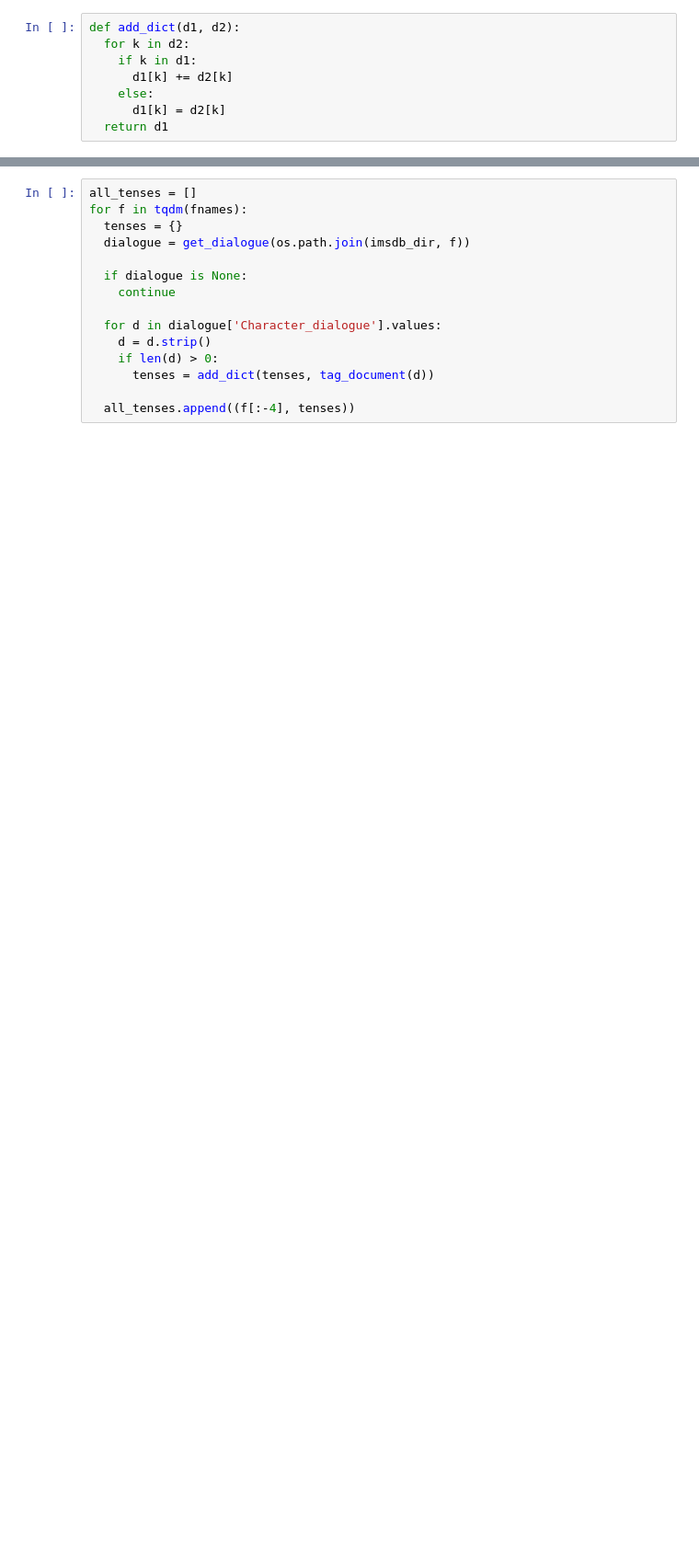
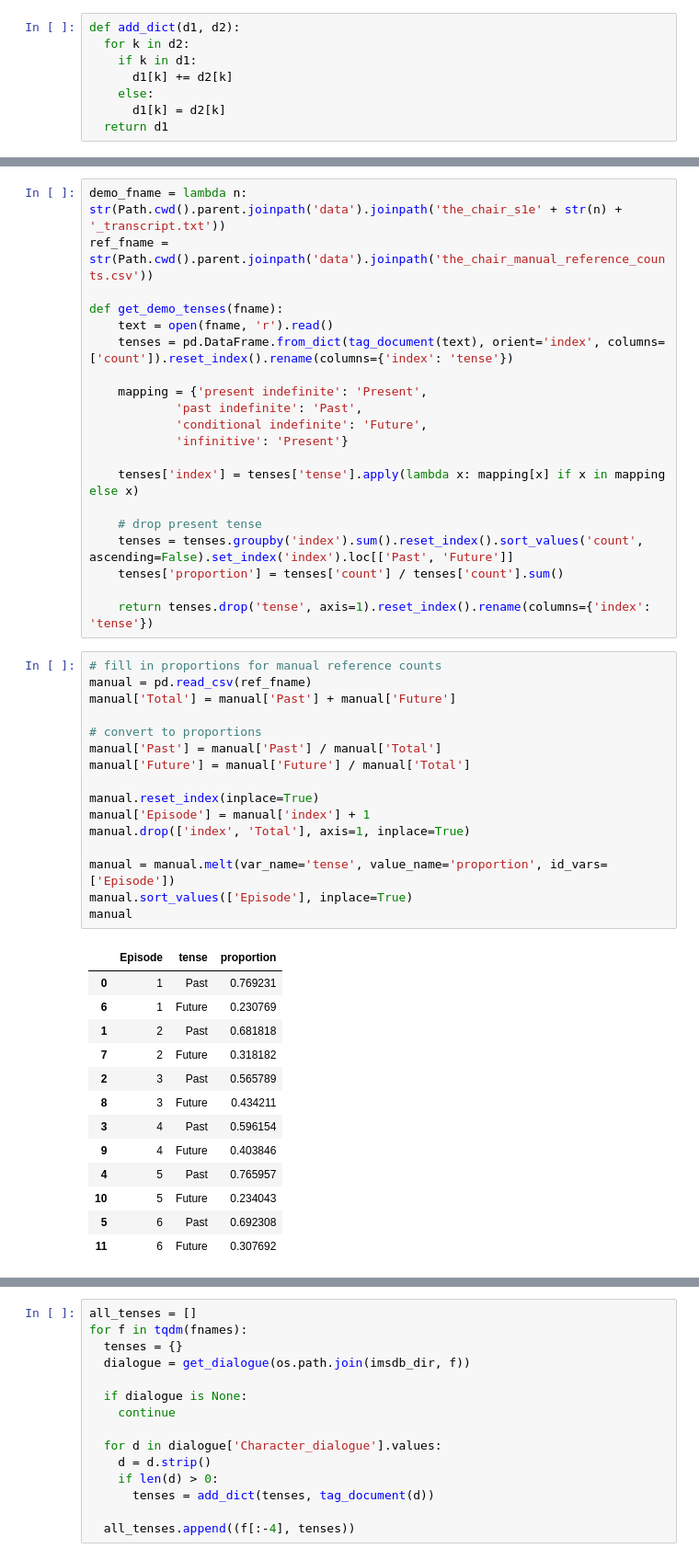
Before and after one commit to ContextLab/prediction-retrodiction-paper, a Jupyter notebook: code/meta-analysis.ipynb, the cells around one changed output, grey strips where cells are left out. Shown at 92% size. Drawn from its saved outputs; the diff is of its cells as text; blank space fills up the shorter version.

```diff
--- a/code/meta-analysis.ipynb
+++ b/code/meta-analysis.ipynb
@@ -234,0 +277,50 @@ def add_dict(d1, d2):
+# %%
+demo_fname = lambda n: str(Path.cwd().parent.joinpath('data').joinpath('the_chair_s1e' + str(n) + '_transcript.txt'))
+ref_fname = str(Path.cwd().parent.joinpath('data').joinpath('the_chair_manual_reference_counts.csv'))
+
+def get_demo_tenses(fname):
+    text = open(fname, 'r').read()
+    tenses = pd.DataFrame.from_dict(tag_document(text), orient='index', columns=['count']).reset_index().rename(columns={'index': 'tense'})
+
+    mapping = {'present indefinite': 'Present',
+            'past indefinite': 'Past',
+            'conditional indefinite': 'Future',
+            'infinitive': 'Present'}
+
+    tenses['index'] = tenses['tense'].apply(lambda x: mapping[x] if x in mapping else x)
+
+    # drop present tense
+    tenses = tenses.groupby('index').sum().reset_index().sort_values('count', ascending=False).set_index('index').loc[['Past', 'Future']]
+    tenses['proportion'] = tenses['count'] / tenses['count'].sum()
+
+    return tenses.drop('tense', axis=1).reset_index().rename(columns={'index': 'tense'})
+# %%
+# fill in proportions for manual reference counts
+manual = pd.read_csv(ref_fname)
+manual['Total'] = manual['Past'] + manual['Future']
+
+# convert to proportions
+manual['Past'] = manual['Past'] / manual['Total']
+manual['Future'] = manual['Future'] / manual['Total']
+
+manual.reset_index(inplace=True)
+manual['Episode'] = manual['index'] + 1
+manual.drop(['index', 'Total'], axis=1, inplace=True)
+
+manual = manual.melt(var_name='tense', value_name='proportion', id_vars=['Episode'])
+manual.sort_values(['Episode'], inplace=True)
+manual
+# %% [output]
+|  | Episode | tense | proportion |
+| 0 | 1 | Past | 0.769231 |
+| 6 | 1 | Future | 0.230769 |
+| 1 | 2 | Past | 0.681818 |
+| 7 | 2 | Future | 0.318182 |
+| 2 | 3 | Past | 0.565789 |
+| 8 | 3 | Future | 0.434211 |
+| 3 | 4 | Past | 0.596154 |
+| 9 | 4 | Future | 0.403846 |
+| 4 | 5 | Past | 0.765957 |
+| 10 | 5 | Future | 0.234043 |
+| 5 | 6 | Past | 0.692308 |
+| 11 | 6 | Future | 0.307692 |
```
Also changed, not shown: parts of 8 cells of this notebook, 7 other files.
